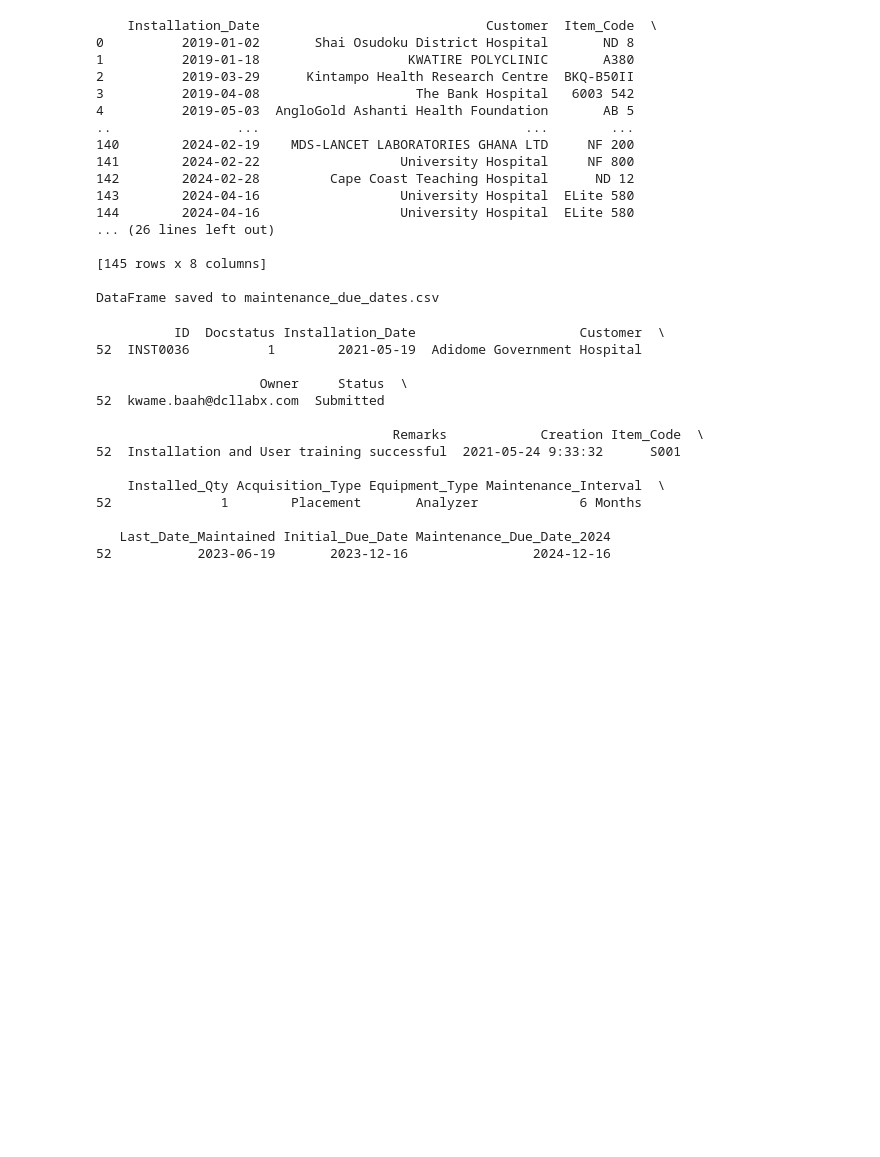
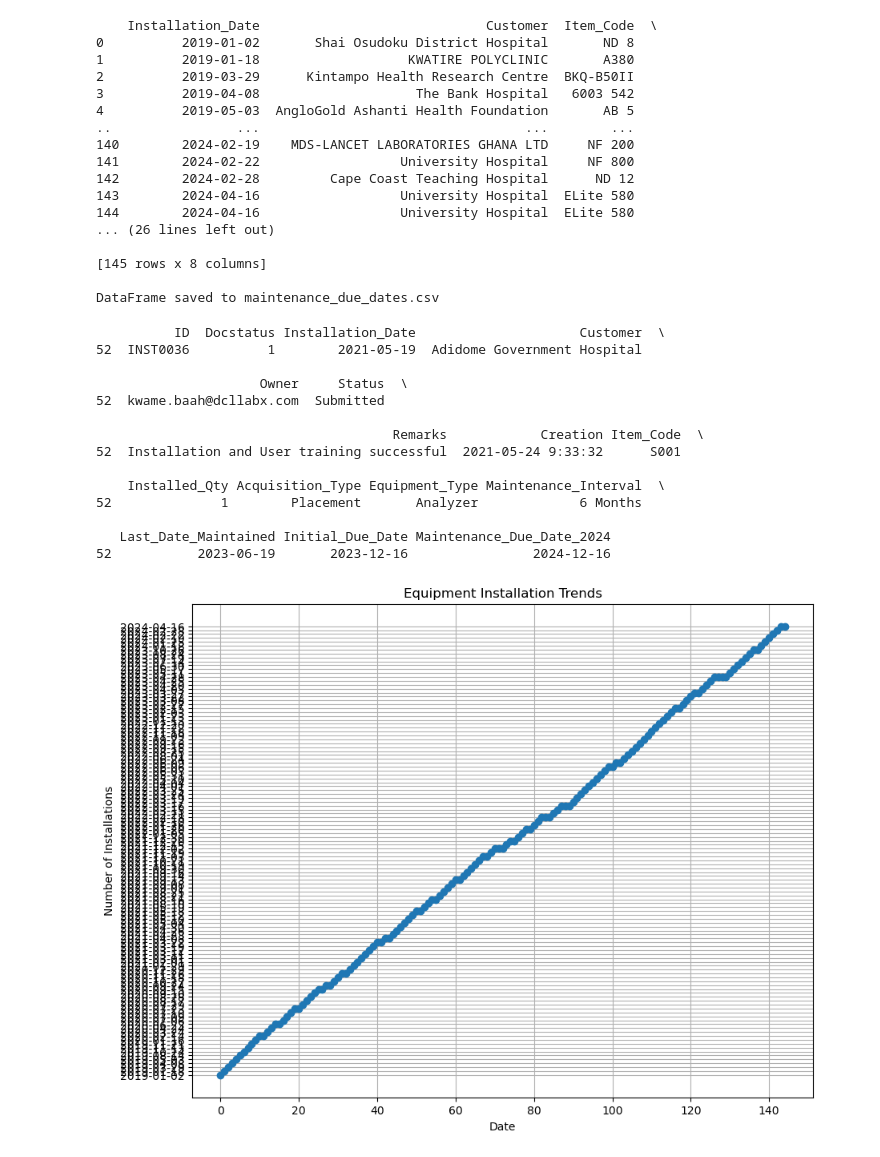
Before and after one commit to adaambiikgabz/Equipment_Maintenance_Schedule, a Jupyter notebook: Installation_data.ipynb, the cells around one changed output. Cells and saved outputs as stored; diff of their text form; code cells hidden in the pictures; blank space fills up the shorter version.

Commit message:
Added Data Visualizations and filtered specific columns

```diff
--- a/Installation_data.ipynb
+++ b/Installation_data.ipynb
@@ -186,3 +186,16 @@ print(adidome_hospital_row)
 
    Last_Date_Maintained Initial_Due_Date Maintenance_Due_Date_2024
 52           2023-06-19       2023-12-16                2024-12-16
+# %%
+import matplotlib.pyplot as plt
+
+# Assuming df is your DataFrame containing installation dates
+plt.figure(figsize=(10, 8))
+plt.plot(df['Installation_Date'], marker='o')
+plt.title('Equipment Installation Trends')
+plt.xlabel('Date')
+plt.ylabel('Number of Installations')
+plt.grid(True)
+plt.show()
+# %% [output]
+[figure, added]
```
Also changed, not shown: parts of 7 cells of this notebook, 1 other file.
